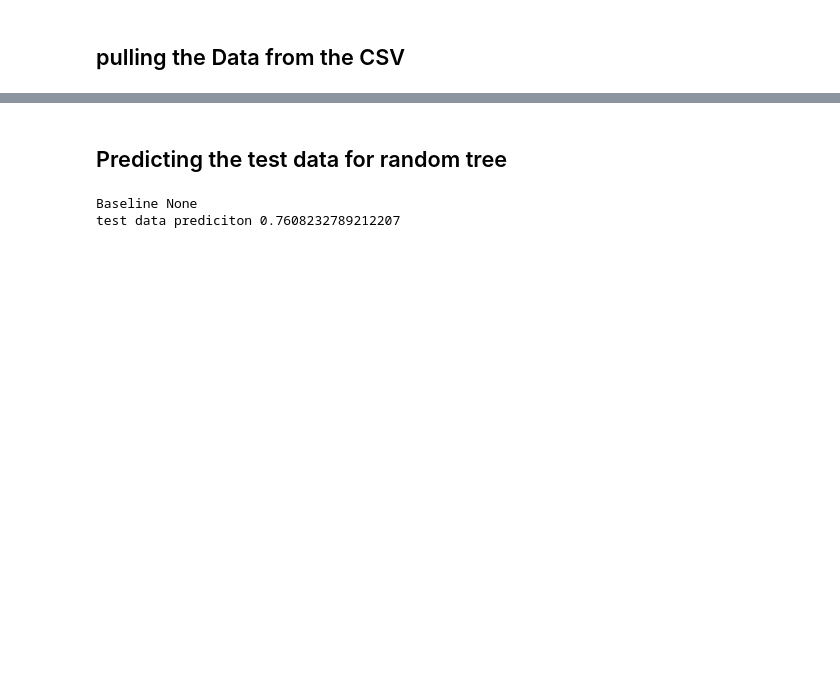
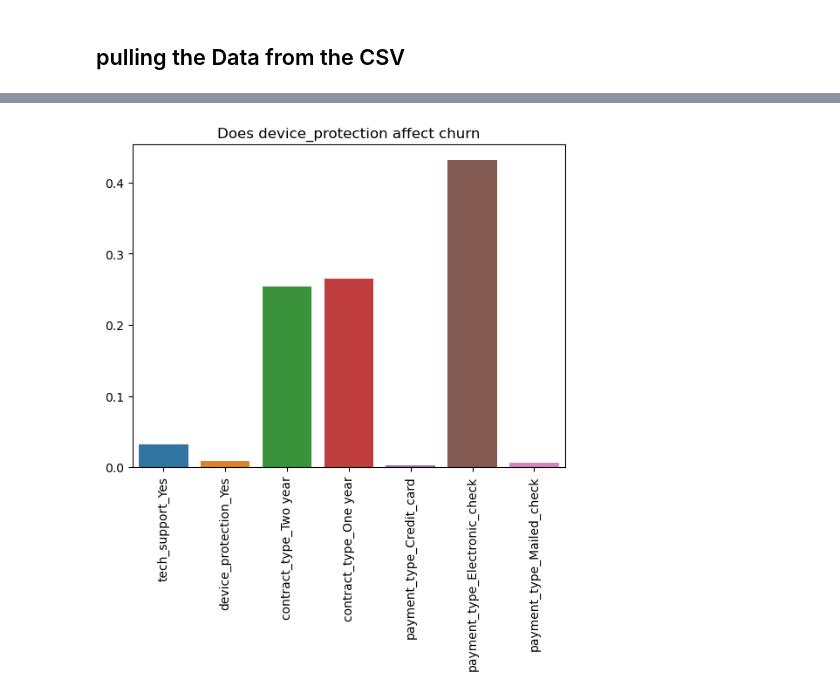
Before and after one commit to Divante222/project_1_telco_churn, a Jupyter notebook: final_report.ipynb, the cells around one changed output, grey strips where cells are left out. Cells and saved outputs as stored; diff of their text form; code cells hidden in the pictures; blank space fills up the shorter version.

```diff
--- a/final_report.ipynb
+++ b/final_report.ipynb
@@ -411,11 +404,6 @@ df.drop(columns = 'Unnamed: 0')
 1409 rows × 3 columns
-# %% [markdown]
-## Predicting the test data for random tree
-# %%
-#ran the random tree prediction test data
-test_predict = forest.score(X_test, y_test)
-print('Baseline',baseline)
-print('test data prediciton', test_predict)
-# %% [output]
-Baseline None
-test data prediciton 0.7608232789212207
+# %%
+## looking at how much weith each column holds on my descision tree
+wrangle.getting_weights(tree)
+# %% [output]
+[figure, added]
```
Also changed, not shown: parts of 16 cells of this notebook, 4 other files.
